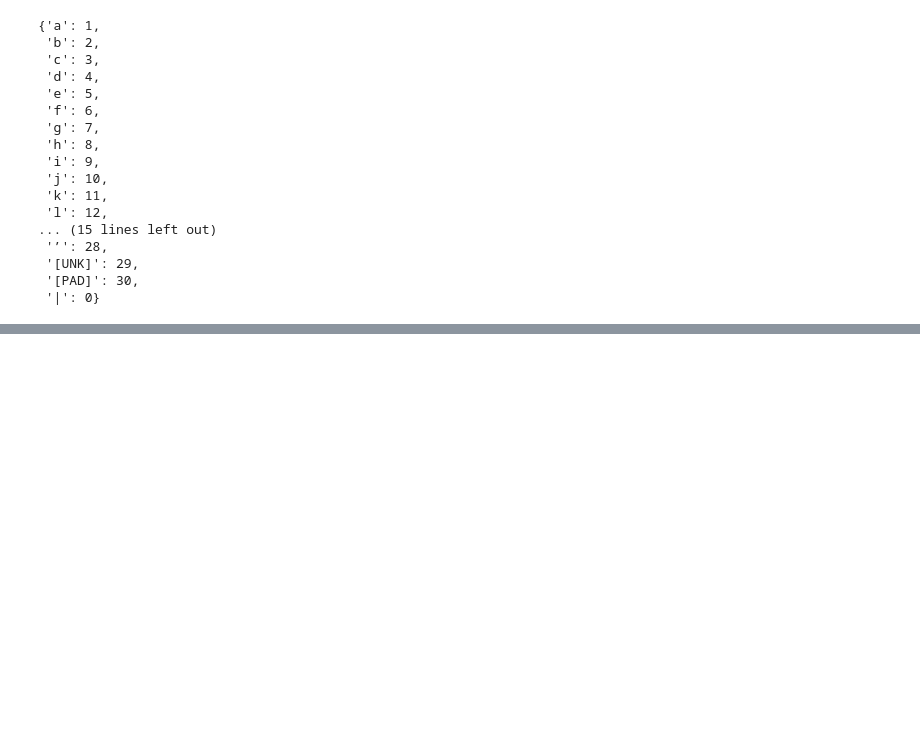
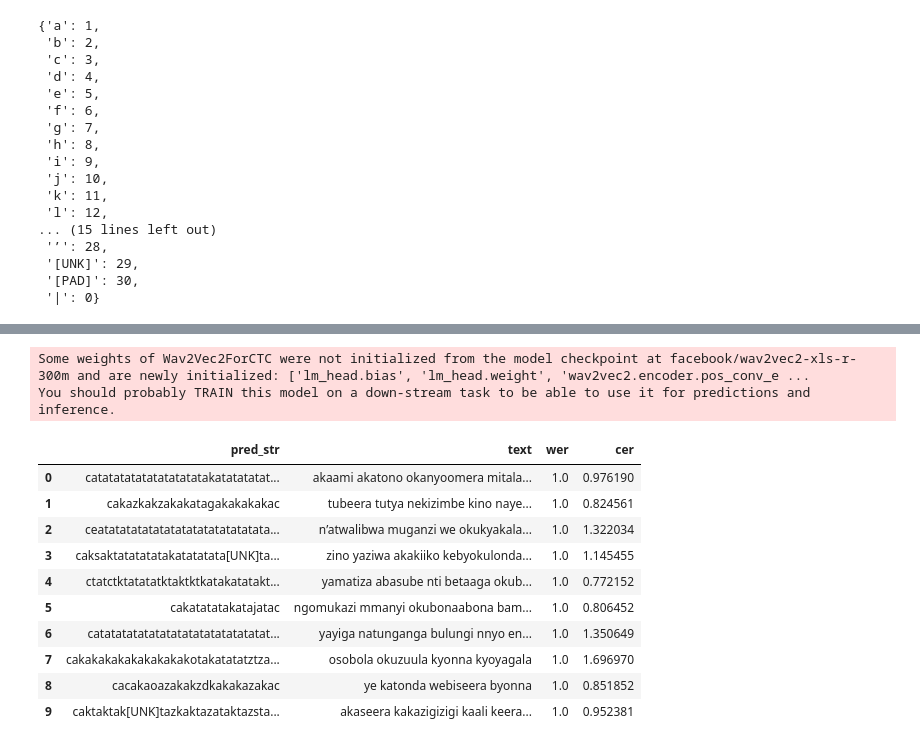
Before and after one commit to MusinguziDenis/Luganda-ASR, a Jupyter notebook: Data-Exploration.ipynb, the cells around one changed output, grey strips where cells are left out. Drawn from its saved outputs; the diff is of its cells as text; code cells hidden in the pictures; blank space fills up the shorter version.

```diff
--- a/Data-Exploration.ipynb
+++ b/Data-Exploration.ipynb
@@ -310,0 +324,10 @@ def compute_metrics(pred):
+# %%
+from transformers import Wav2Vec2ForCTC
+
+model = Wav2Vec2ForCTC.from_pretrained("facebook/wav2vec2-xls-r-300m",
+                                          pad_token_id=processor.tokenizer.pad_token_id,
+                                          vocab_size=len(processor.tokenizer)
+                                          )
+# %% [output]
+Some weights of Wav2Vec2ForCTC were not initialized from the model checkpoint at facebook/wav2vec2-xls-r-300m and are newly initialized: ['lm_head.bias', 'lm_head.weight', 'wav2vec2.encoder.pos_conv_e ...
+You should probably TRAIN this model on a down-stream task to be able to use it for predictions and inference.
@@ -310,0 +336,50 @@ def compute_metrics(pred):
+# %%
+model = model.to('cuda')
+# %%
+# Evaluation is carried out with a batch size of 1
+def map_to_result(batch):
+    model.eval()
+    with torch.no_grad():
+        input_values = torch.tensor(batch["input_features"], device="cuda").unsqueeze(0)
+        logits = model(input_values).logits
+
+    pred_ids = torch.argmax(logits, dim=-1)
+    batch["pred_str"] = processor.batch_decode(pred_ids)[0]
+    batch["text"] = processor.decode(batch["labels"], group_tokens=False)
+    batch['wer']  = wer_metric.compute(predictions=[batch["pred_str"]], references=[batch["text"]])
+    batch['cer']  = cer_metric.compute(predictions=[batch["pred_str"]], references=[batch["text"]])
+
+    return batch
+
+results = lg_cv_test.map(map_to_result, remove_columns=lg_cv_test.column_names)
+# %%
+from datasets import ClassLabel
+import random
+import pandas as pd
+from IPython.display import display, HTML
+
+def show_random_elements(dataset, num_examples=10):
+    assert num_examples <= len(dataset), "Can't pick more elements than there are in the dataset."
+    picks = []
+    for _ in range(num_examples):
+        pick = random.randint(0, len(dataset)-1)
+        while pick in picks:
+            pick = random.randint(0, len(dataset)-1)
+        picks.append(pick)
+
+    df = pd.DataFrame(dataset[picks])
+    display(HTML(df.to_html()))
+# %%
+show_random_elements(results)
+# %% [output]
+|  | pred_str | text | wer | cer |
+| 0 | catatatatatatatatatatakatatatatat... | akaami akatono okanyoomera mitala... | 1.0 | 0.976190 |
+| 1 | cakazkakzakakatagakakakakac | tubeera tutya nekizimbe kino naye... | 1.0 | 0.824561 |
+| 2 | ceatatatatatatatatatatatatatatata... | n’atwalibwa muganzi we okukyakala... | 1.0 | 1.322034 |
+| 3 | caksaktatatatatakatatatata[UNK]ta... | zino yaziwa akakiiko kebyokulonda... | 1.0 | 1.145455 |
+| 4 | ctatctktatatatktaktktkatakatatakt... | yamatiza abasube nti betaaga okub... | 1.0 | 0.772152 |
+| 5 | cakatatatakatajatac | ngomukazi mmanyi okubonaabona bam... | 1.0 | 0.806452 |
+| 6 | catatatatatatatatatatatatatatatat... | yayiga natunganga bulungi nnyo en... | 1.0 | 1.350649 |
+| 7 | cakakakakakakakakakotakatatatztza... | osobola okuzuula kyonna kyoyagala | 1.0 | 1.696970 |
+| 8 | cacakaoazakakzdkakakazakac | ye katonda webiseera byonna | 1.0 | 0.851852 |
+| 9 | caktaktak[UNK]tazkaktazataktazsta... | akaseera kakazigizigi kaali keera... | 1.0 | 0.952381 |
```
Also changed, not shown: parts of 23 cells of this notebook, 1 other file.
